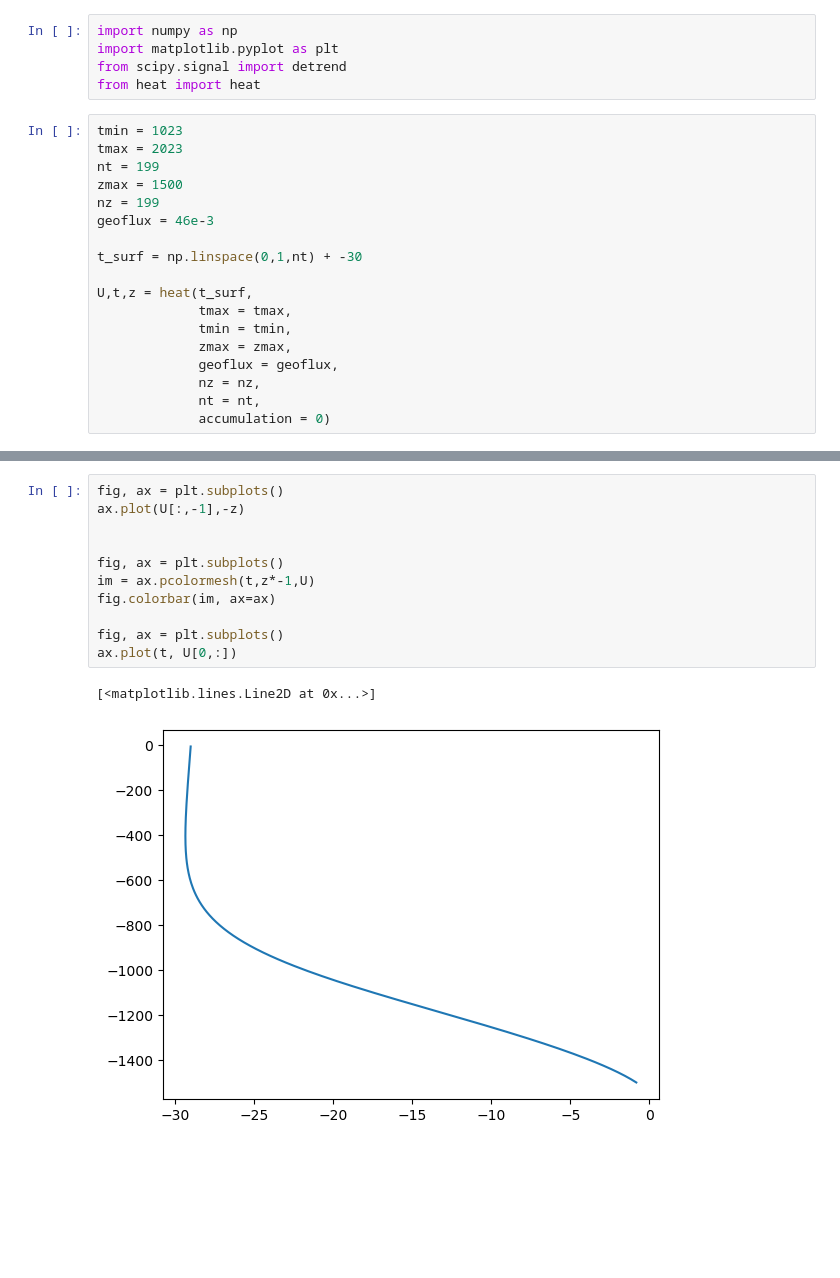
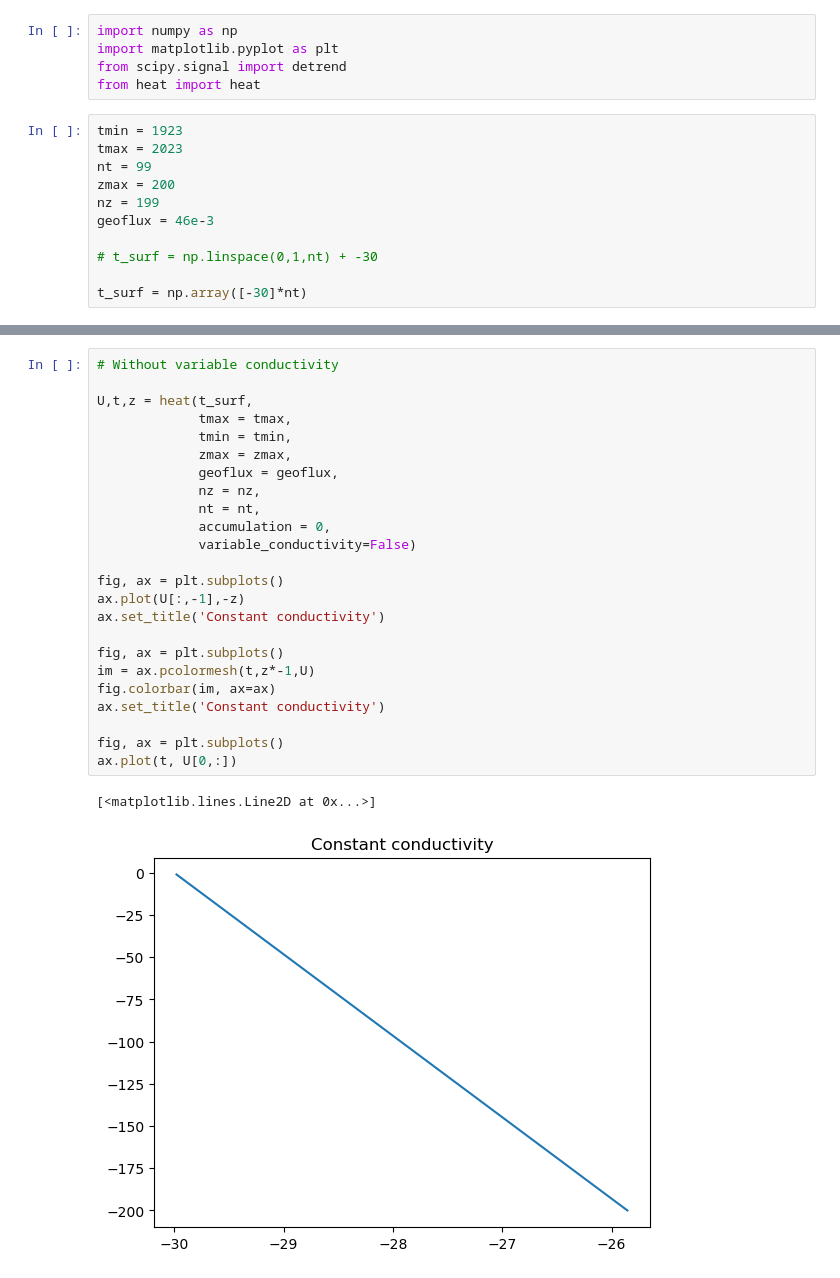
Before and after one commit to johnmorganmanos/heat, a Jupyter notebook: heat_model_testing.ipynb, the cells around one changed output, grey strips where cells are left out. Cells and saved outputs as stored; diff of their text form; blank space fills up the shorter version.

Commit message:
Added a new flag for testing the temp dependent conductivity.

```diff
--- a/heat_model_testing.ipynb
+++ b/heat_model_testing.ipynb
@@ -4,20 +4,13 @@ import matplotlib.pyplot as plt
 from scipy.signal import detrend
 from heat import heat
 # %%
-tmin = 1023
+tmin = 1923
 tmax = 2023
-nt = 199
-zmax = 1500
+nt = 99
+zmax = 200
 nz = 199
 geoflux = 46e-3
 
-t_surf = np.linspace(0,1,nt) + -30
+# t_surf = np.linspace(0,1,nt) + -30
 
-U,t,z = heat(t_surf,
-             tmax = tmax,
-             tmin = tmin,
-             zmax = zmax,
-             geoflux = geoflux,
-             nz = nz,
-             nt = nt,
-             accumulation = 0)
+t_surf = np.array([-30]*nt)
@@ -24,14 +42,27 @@ U,t,z = heat(t_surf,
 # %%
+# Without variable conductivity
+
+U,t,z = heat(t_surf,
+             tmax = tmax,
+             tmin = tmin,
+             zmax = zmax,
+             geoflux = geoflux,
+             nz = nz,
+             nt = nt,
+             accumulation = 0,
+             variable_conductivity=False)
+
 fig, ax = plt.subplots()
 ax.plot(U[:,-1],-z)
-
+ax.set_title('Constant conductivity')
 
 fig, ax = plt.subplots()
 im = ax.pcolormesh(t,z*-1,U)
 fig.colorbar(im, ax=ax)
+ax.set_title('Constant conductivity')
 
 fig, ax = plt.subplots()
 ax.plot(t, U[0,:])
 # %% [output]
 [<matplotlib.lines.Line2D at 0x...>]
-[figure, old version]
+[figure, new version]
```
Also changed, not shown: parts of 2 cells of this notebook, 1 other file.
